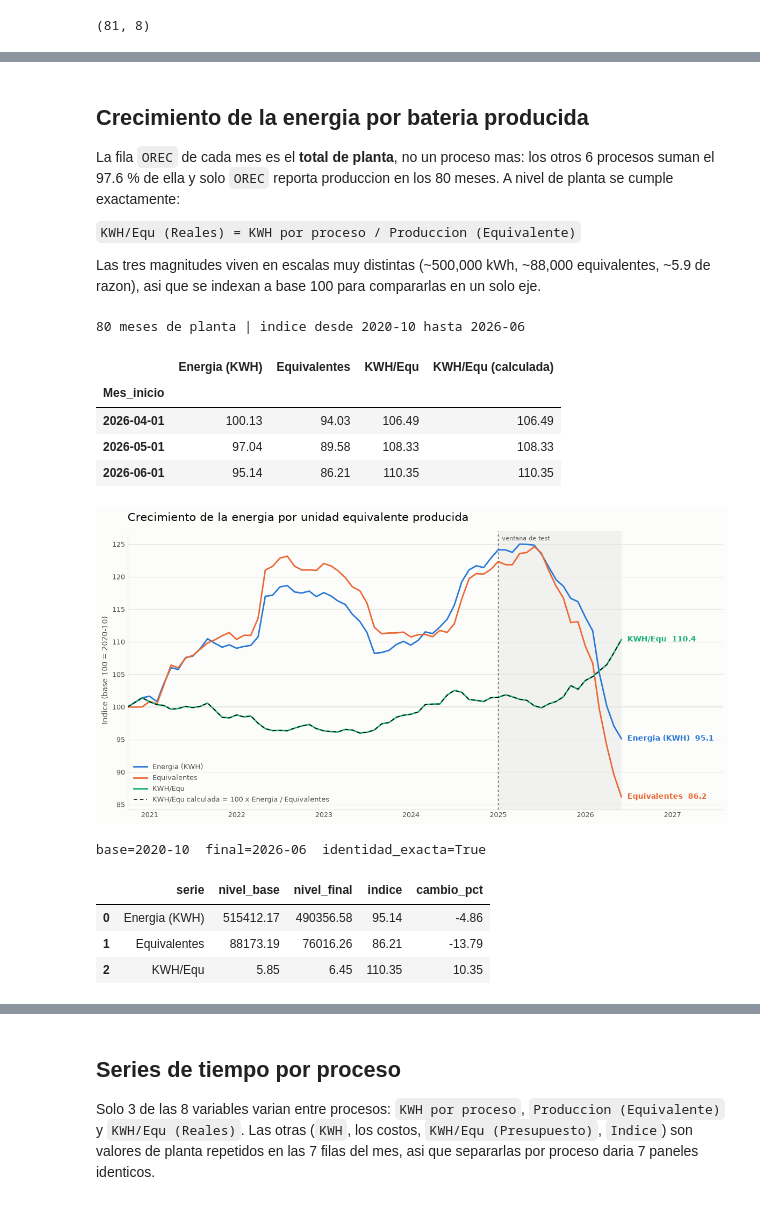
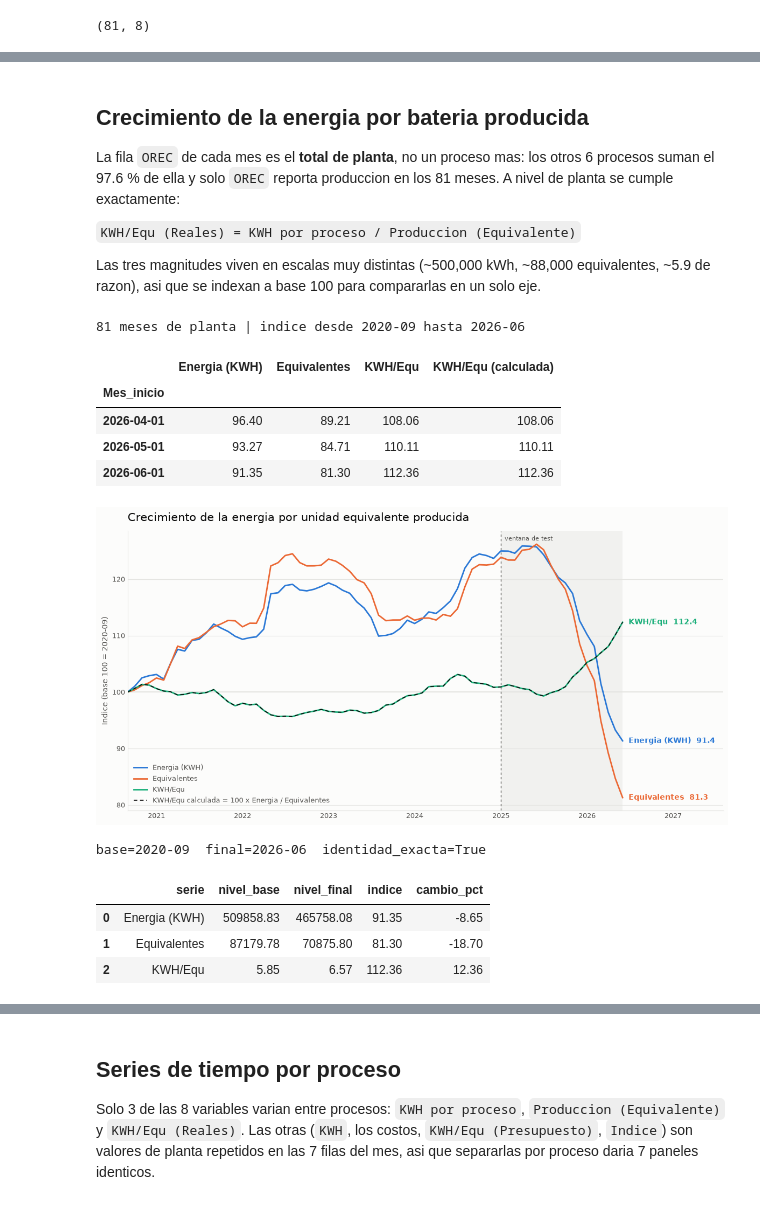
Before and after one commit to juanpablocarrillohortua/clarios_app, a Jupyter notebook: notebooks/OREC_analysis.ipynb, the cells around one changed output, grey strips where cells are left out. Drawn from its saved outputs; the diff is of its cells as text; code cells hidden in the pictures.

```diff
--- a/notebooks/OREC_analysis.ipynb
+++ b/notebooks/OREC_analysis.ipynb
@@ -240,3 +247,33 @@ mes_num = (
 df_orec["Fecha"] = pd.to_datetime(
     {"year": df_orec["Año"], "month": mes_num, "day": 1}, errors="coerce"
 )
+# %%
+# La hoja viene en orden cronologico, 7 filas por mes (una por proceso). La fila de planta
+# (OREC) de cada diciembre trae el anio siguiente: la de diciembre de 2019 dice 2020, y asi
+# hasta la de diciembre de 2025, que dice 2026. Sin corregirlo la serie de planta tiene cada
+# diciembre un anio tarde, le falta 2019-12 y pierde diciembre de 2025.
+# Se corrige aqui, antes de repartir los dias, con el mes que le toca por posicion.
+FILAS_POR_MES = 7
+DICIEMBRE = 12
+bloque = df_orec.index // FILAS_POR_MES
+calendario = pd.date_range(df_orec["Fecha"].iloc[0], periods=bloque.max() + 1, freq="MS")
+esperada = pd.Series(calendario[bloque], index=df_orec.index)
+
+mal = df_orec["Fecha"] != esperada
+desfase = (df_orec.loc[mal, "Fecha"] - esperada[mal]).dt.days
+
+# Si la hoja cambia y el patron deja de ser este, mejor fallar que re-fechar a ciegas
+procesos_por_bloque = df_orec.groupby(bloque)["Proceso "].nunique()
+assert (procesos_por_bloque == FILAS_POR_MES).all(), "un bloque no trae sus 7 procesos"
+assert (df_orec.loc[mal, "Proceso "].str.strip() == "OREC").all(), "solo se esperaban filas OREC"
+assert (esperada[mal].dt.month == DICIEMBRE).all(), "solo se esperaban diciembres"
+assert mal.sum() == (calendario.month == DICIEMBRE).sum(), "no estan todos los diciembres"
+assert desfase.between(365, 366).all(), "el desfase no es de un anio exacto"
+
+print(f"filas corregidas: {list(df_orec.index[mal])}")
+print(
+    f"rotulo {df_orec.loc[mal, 'Fecha'].min():%Y-%m} .. {df_orec.loc[mal, 'Fecha'].max():%Y-%m}"
+    f"  ->  {esperada[mal].min():%Y-%m} .. {esperada[mal].max():%Y-%m}"
+)
+df_orec.loc[mal, "Año"] = esperada[mal].dt.year
+df_orec.loc[mal, "Fecha"] = esperada[mal]
@@ -856,7 +894,7 @@ procesos), por eso no se grafica nada despues de junio de 2026.
 ## Crecimiento de la energia por bateria producida
 
 La fila `OREC` de cada mes es el **total de planta**, no un proceso mas: los otros 6
-procesos suman el 97.6 % de ella y solo `OREC` reporta produccion en los 80 meses. A nivel
+procesos suman el 97.6 % de ella y solo `OREC` reporta produccion en los 81 meses. A nivel
 de planta se cumple exactamente:
 
 `KWH/Equ (Reales) = KWH por proceso / Produccion (Equivalente)`
@@ -865,11 +903,10 @@ Las tres magnitudes viven en escalas muy distintas (~500,000 kWh, ~88,000 equiva
 ~5.9 de razon), asi que se indexan a base 100 para compararlas en un solo eje.
 # %%
 # Solo la fila OREC = total de planta (los 6 subprocesos son su desglose).
-# Se normaliza a inicio de mes ANTES de filtrar, si no se pierden 6 de las 7 filas
-# de junio 2026 y la serie termina en mayo.
+# Se indexa por inicio de mes: Fecha reparte el dia de forma artificial.
 planta = df_orec[df_orec["Proceso "].str.strip() == "OREC"].copy()
 planta["Mes_inicio"] = planta["Fecha"].dt.to_period("M").dt.to_timestamp()
-planta = planta[planta["Mes_inicio"] <= "2026-06-01"].set_index("Mes_inicio").sort_index()
+planta = planta.set_index("Mes_inicio").sort_index()
 
 # Media movil de 12 meses: quita la estacionalidad para poder leer el crecimiento.
 # La razon se calcula sobre las series ya suavizadas (nunca el promedio de razones),
@@ -878,7 +915,7 @@ energia = planta["KWH por proceso"].rolling(12).mean()
 equiv = planta["Produccion (Equivalente)"].rolling(12).mean()
 razon = energia / equiv
 
-# Indice base 100 en la primera ventana completa (2020-10), no en un mes suelto
+# Indice base 100 en la primera ventana completa, no en un mes suelto
 idx = pd.DataFrame(
     {
         "Energia (KWH)": 100 * energia / energia.dropna().iloc[0],
@@ -896,12 +933,12 @@ print(
 )
 idx.tail(3).round(2)
 # %% [output]
-80 meses de planta | indice desde 2020-10 hasta 2026-06
+81 meses de planta | indice desde 2020-09 hasta 2026-06
 |  | Energia (KWH) | Equivalentes | KWH/Equ | KWH/Equ (calculada) |
 | Mes_inicio |  |  |  |  |
-| 2026-04-01 | 100.13 | 94.03 | 106.49 | 106.49 |
-| 2026-05-01 | 97.04 | 89.58 | 108.33 | 108.33 |
-| 2026-06-01 | 95.14 | 86.21 | 110.35 | 110.35 |
+| 2026-04-01 | 96.40 | 89.21 | 108.06 | 108.06 |
+| 2026-05-01 | 93.27 | 84.71 | 110.11 | 110.11 |
+| 2026-06-01 | 91.35 | 81.30 | 112.36 | 112.36 |
 # %%
 # Paleta validada (skill dataviz, slots 1-3, --pairs all)
 C_ENERGIA, C_EQUIV, C_RAZON = "#2a78d6", "#eb6834", "#1baf7a"
@@ -939,35 +976,35 @@ for nombre, color in series:
         xytext=(8, 0),
         textcoords="offset points",
         color=color,
         fontsize=10,
         fontweight="bold",
         va="center",
     )
 
 # La banda queda dentro de los datos; las etiquetas directas viven en el margen
 # de 14 meses que anade set_xlim, asi que no se solapan con ella.
 marcar_test(ax, idx.index[0], idx.index[-1], etiqueta=True)
 
 ax.set_title(
     "Crecimiento de la energia por unidad equivalente producida",
     fontsize=15,
     color=TINTA,
     loc="left",
     pad=14,
 )
-ax.set_ylabel("Indice (base 100 = 2020-10)", fontsize=10, color=TINTA_SUAVE)
+ax.set_ylabel(f"Indice (base 100 = {idx.index[0]:%Y-%m})", fontsize=10, color=TINTA_SUAVE)
 ax.grid(axis="y", color=GRILLA, linewidth=0.8)
 ax.set_axisbelow(True)
 ax.spines[["top", "right"]].set_visible(False)
 ax.spines[["left", "bottom"]].set_color(GRILLA)
 ax.tick_params(colors=TINTA_SUAVE, labelsize=9, length=0)
 ax.set_xlim(idx.index[0], idx.index[-1] + pd.DateOffset(months=14))
 ax.legend(loc="lower left", frameon=False, fontsize=9, labelcolor=TINTA_SUAVE)
 
 plt.tight_layout()
 plt.show()
 # %% [output]
-[figure, old version]
+[figure, new version]
 # %%
 # Metricas explicitas del resumen de abajo
 base, final = idx.iloc[0], idx.iloc[-1]
@@ -991,11 +1028,11 @@ identidad_ok = np.allclose(idx["KWH/Equ"], 100 * idx["Energia (KWH)"] / idx["Equ
 print(f"base={idx.index[0]:%Y-%m}  final={idx.index[-1]:%Y-%m}  identidad_exacta={identidad_ok}")
 metricas_energia
 # %% [output]
-base=2020-10  final=2026-06  identidad_exacta=True
+base=2020-09  final=2026-06  identidad_exacta=True
 |  | serie | nivel_base | nivel_final | indice | cambio_pct |
-| 0 | Energia (KWH) | 515412.17 | 490356.58 | 95.14 | -4.86 |
-| 1 | Equivalentes | 88173.19 | 76016.26 | 86.21 | -13.79 |
-| 2 | KWH/Equ | 5.85 | 6.45 | 110.35 | 10.35 |
+| 0 | Energia (KWH) | 509858.83 | 465758.08 | 91.35 | -8.65 |
+| 1 | Equivalentes | 87179.78 | 70875.80 | 81.30 | -18.70 |
+| 2 | KWH/Equ | 5.85 | 6.57 | 112.36 | 12.36 |
 # %% [markdown]
 ### Resumen: la energia por bateria sube, pero no por gastar mas
 
```
Also changed, not shown: parts of 40 cells of this notebook, 1 other file.
